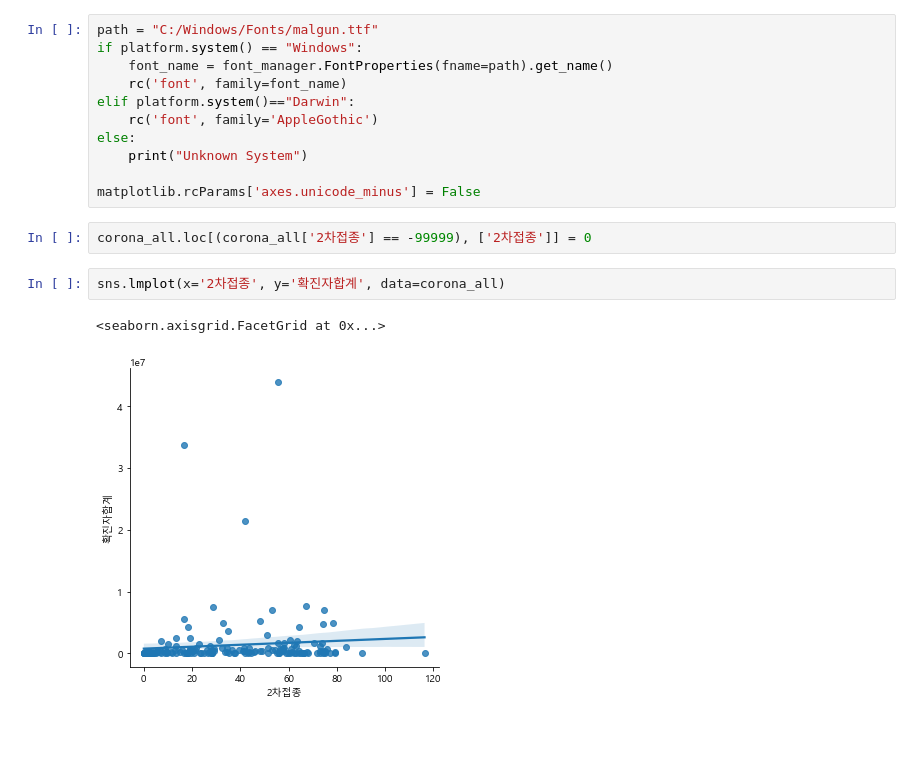
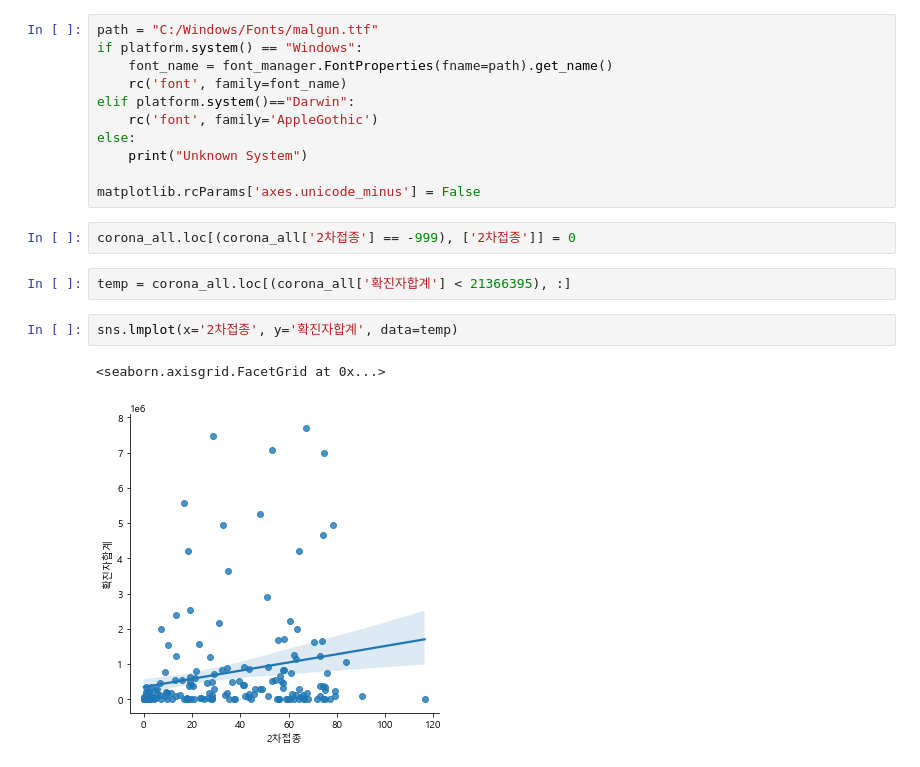
Before and after one commit to KimJinYeon/LikeLion_13th_DataCourse, a Jupyter notebook: 12_corona/merge.ipynb, the cells around one changed output. Cells and saved outputs as stored; diff of their text form; blank space fills up the shorter version.

```diff
--- a/12_corona/merge.ipynb
+++ b/12_corona/merge.ipynb
@@ -173,9 +233,11 @@ else:
 
 matplotlib.rcParams['axes.unicode_minus'] = False
 # %%
-corona_all.loc[(corona_all['2차접종'] == -99999), ['2차접종']] = 0
+corona_all.loc[(corona_all['2차접종'] == -999), ['2차접종']] = 0
+# %%
+temp = corona_all.loc[(corona_all['확진자합계'] < 21366395), :]
 # %%
-sns.lmplot(x='2차접종', y='확진자합계', data=corona_all)
+sns.lmplot(x='2차접종', y='확진자합계', data=temp)
 # %% [output]
 <seaborn.axisgrid.FacetGrid at 0x...>
-[figure, old version]
+[figure, new version]
```
Also changed, not shown: parts of 4 cells of this notebook, 4 other files.
